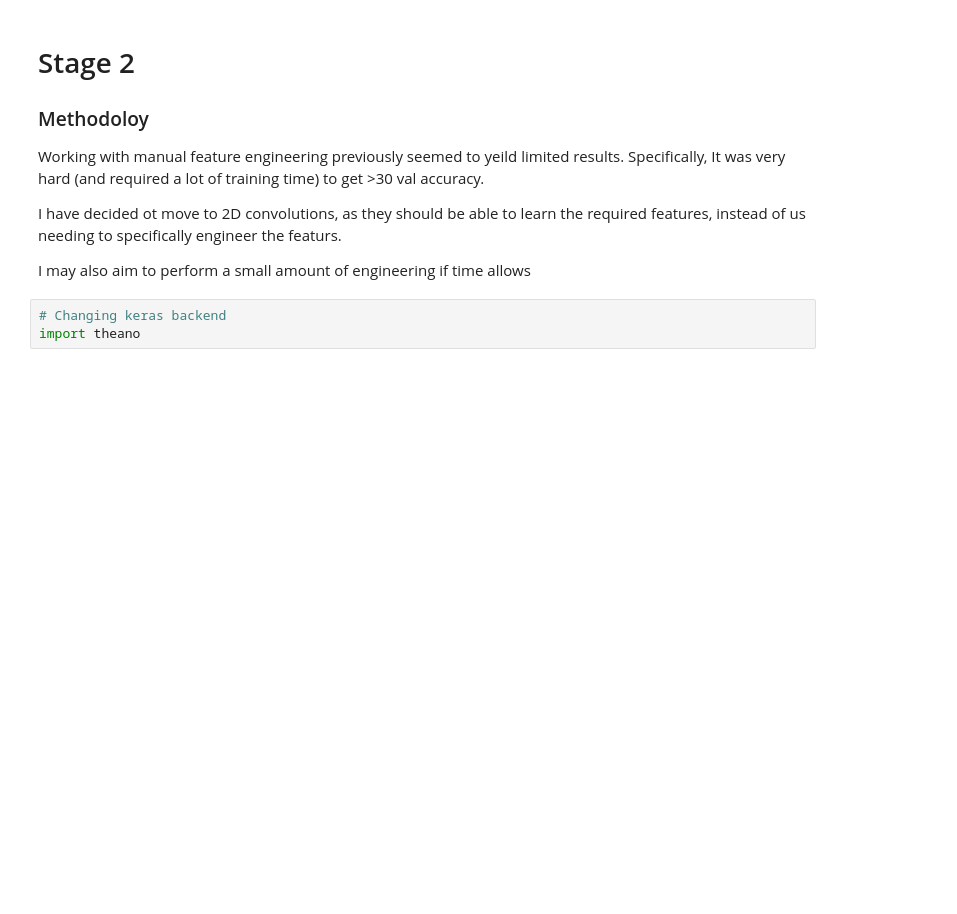
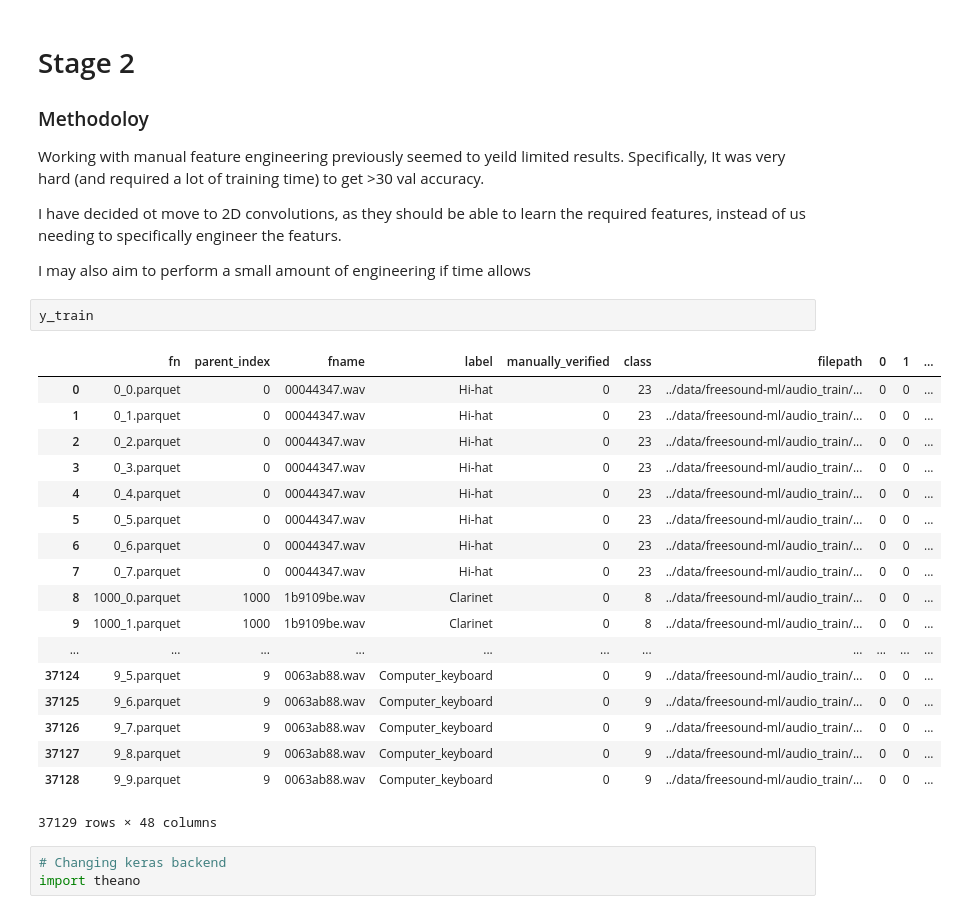
Before and after one commit to Chrisjw42/ml-freesound-prod, a Jupyter notebook: 2-CNN.ipynb, the cells around one changed output. Saved outputs shown, nothing was run; the diff lists cells and outputs as text; blank space fills up the shorter version.

```diff
--- a/2-Preprocessing Alt.ipynb
+++ b/2-CNN.ipynb
@@ -7,6 +7,27 @@ Working with manual feature engineering previously seemed to yeild limited resul
 I have decided ot move to 2D convolutions, as they should be able to learn the required features, instead of us needing to specifically engineer the featurs.
 
 I may also aim to perform a small amount of engineering if time allows
+# %%
+y_train
+# %% [output]
+|  | fn | parent_index | fname | label | manually_verified | class | filepath | 0 | 1 | ... |
+| 0 | 0_0.parquet | 0 | 00044347.wav | Hi-hat | 0 | 23 | ../data/freesound-ml/audio_train/... | 0 | 0 | ... |
+| 1 | 0_1.parquet | 0 | 00044347.wav | Hi-hat | 0 | 23 | ../data/freesound-ml/audio_train/... | 0 | 0 | ... |
+| 2 | 0_2.parquet | 0 | 00044347.wav | Hi-hat | 0 | 23 | ../data/freesound-ml/audio_train/... | 0 | 0 | ... |
+| 3 | 0_3.parquet | 0 | 00044347.wav | Hi-hat | 0 | 23 | ../data/freesound-ml/audio_train/... | 0 | 0 | ... |
+| 4 | 0_4.parquet | 0 | 00044347.wav | Hi-hat | 0 | 23 | ../data/freesound-ml/audio_train/... | 0 | 0 | ... |
+| 5 | 0_5.parquet | 0 | 00044347.wav | Hi-hat | 0 | 23 | ../data/freesound-ml/audio_train/... | 0 | 0 | ... |
+| 6 | 0_6.parquet | 0 | 00044347.wav | Hi-hat | 0 | 23 | ../data/freesound-ml/audio_train/... | 0 | 0 | ... |
+| 7 | 0_7.parquet | 0 | 00044347.wav | Hi-hat | 0 | 23 | ../data/freesound-ml/audio_train/... | 0 | 0 | ... |
+| 8 | 1000_0.parquet | 1000 | 1b9109be.wav | Clarinet | 0 | 8 | ../data/freesound-ml/audio_train/... | 0 | 0 | ... |
+| 9 | 1000_1.parquet | 1000 | 1b9109be.wav | Clarinet | 0 | 8 | ../data/freesound-ml/audio_train/... | 0 | 0 | ... |
+| ... | ... | ... | ... | ... | ... | ... | ... | ... | ... | ... |
+| 37124 | 9_5.parquet | 9 | 0063ab88.wav | Computer_keyboard | 0 | 9 | ../data/freesound-ml/audio_train/... | 0 | 0 | ... |
+| 37125 | 9_6.parquet | 9 | 0063ab88.wav | Computer_keyboard | 0 | 9 | ../data/freesound-ml/audio_train/... | 0 | 0 | ... |
+| 37126 | 9_7.parquet | 9 | 0063ab88.wav | Computer_keyboard | 0 | 9 | ../data/freesound-ml/audio_train/... | 0 | 0 | ... |
+| 37127 | 9_8.parquet | 9 | 0063ab88.wav | Computer_keyboard | 0 | 9 | ../data/freesound-ml/audio_train/... | 0 | 0 | ... |
+| 37128 | 9_9.parquet | 9 | 0063ab88.wav | Computer_keyboard | 0 | 9 | ../data/freesound-ml/audio_train/... | 0 | 0 | ... |
+37129 rows × 48 columns
 # %%
 # Changing keras backend
 import theano
```
Also changed, not shown: parts of 32 cells of this notebook, 11 other files.
